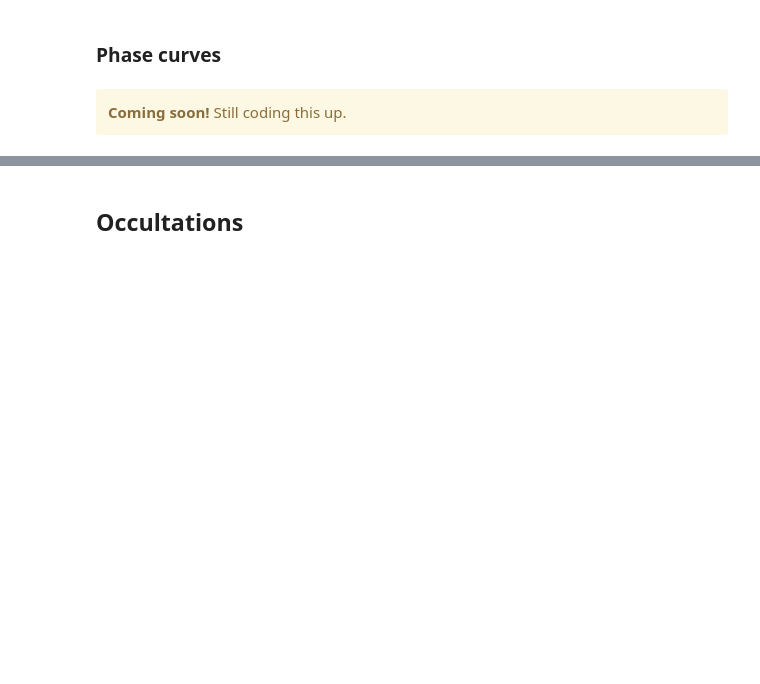
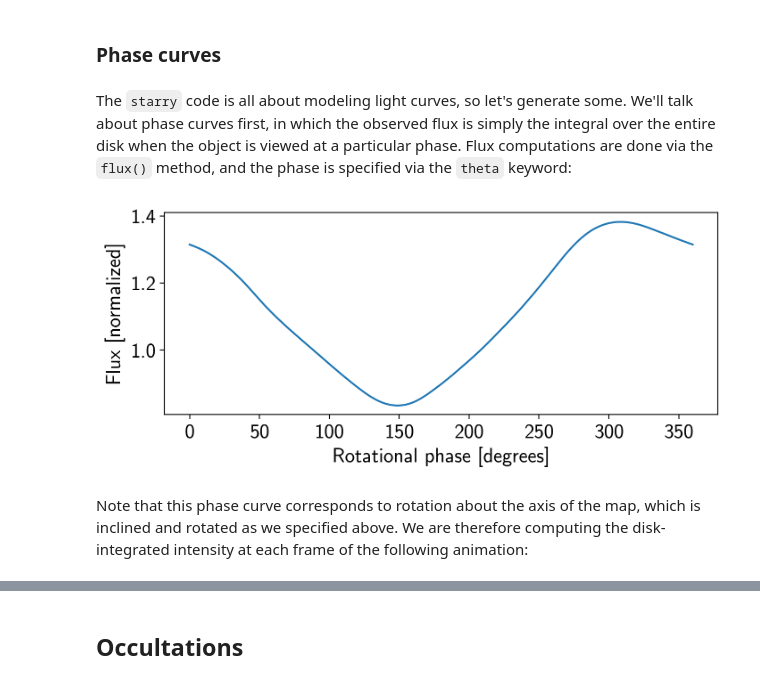
Before and after one commit to rodluger/starry, a Jupyter notebook: notebooks/Basics.ipynb, the cells around one changed output, grey strips where cells are left out. Saved outputs shown, nothing was run; the diff lists cells and outputs as text; code cells hidden in the pictures; blank space fills up the shorter version.

```diff
--- a/notebooks/Basics.ipynb
+++ b/notebooks/Basics.ipynb
@@ -287,9 +307,15 @@ The output is the latitude and longitude of the minimum and the value of the int
 ## Computing the flux
 # %% [markdown]
 ### Phase curves
-# %% [markdown]
-<html>
-<div class="alert alert-warning" role="alert">
-  <strong>Coming soon!</strong> Still coding this up.
-</div>
-</html>
+# %% [markdown]
+The ``starry`` code is all about modeling light curves, so let's generate some. We'll talk about phase curves first, in which the observed flux is simply the integral over the entire disk when the object is viewed at a particular phase. Flux computations are done via the ``flux()`` method, and the phase is specified via the ``theta`` keyword:
+# %%
+theta = np.linspace(0, 360, 1000)
+plt.figure(figsize=(8, 3))
+plt.plot(theta, map.flux(theta=theta));
+plt.xlabel("Rotational phase [degrees]")
+plt.ylabel("Flux [normalized]");
+# %% [output]
+[figure, added]
+# %% [markdown]
+Note that this phase curve corresponds to rotation about the axis of the map, which is inclined and rotated as we specified above. We are therefore computing the disk-integrated intensity at each frame of the following animation:
```
Also changed, not shown: parts of 32 cells of this notebook, 11 other files.
